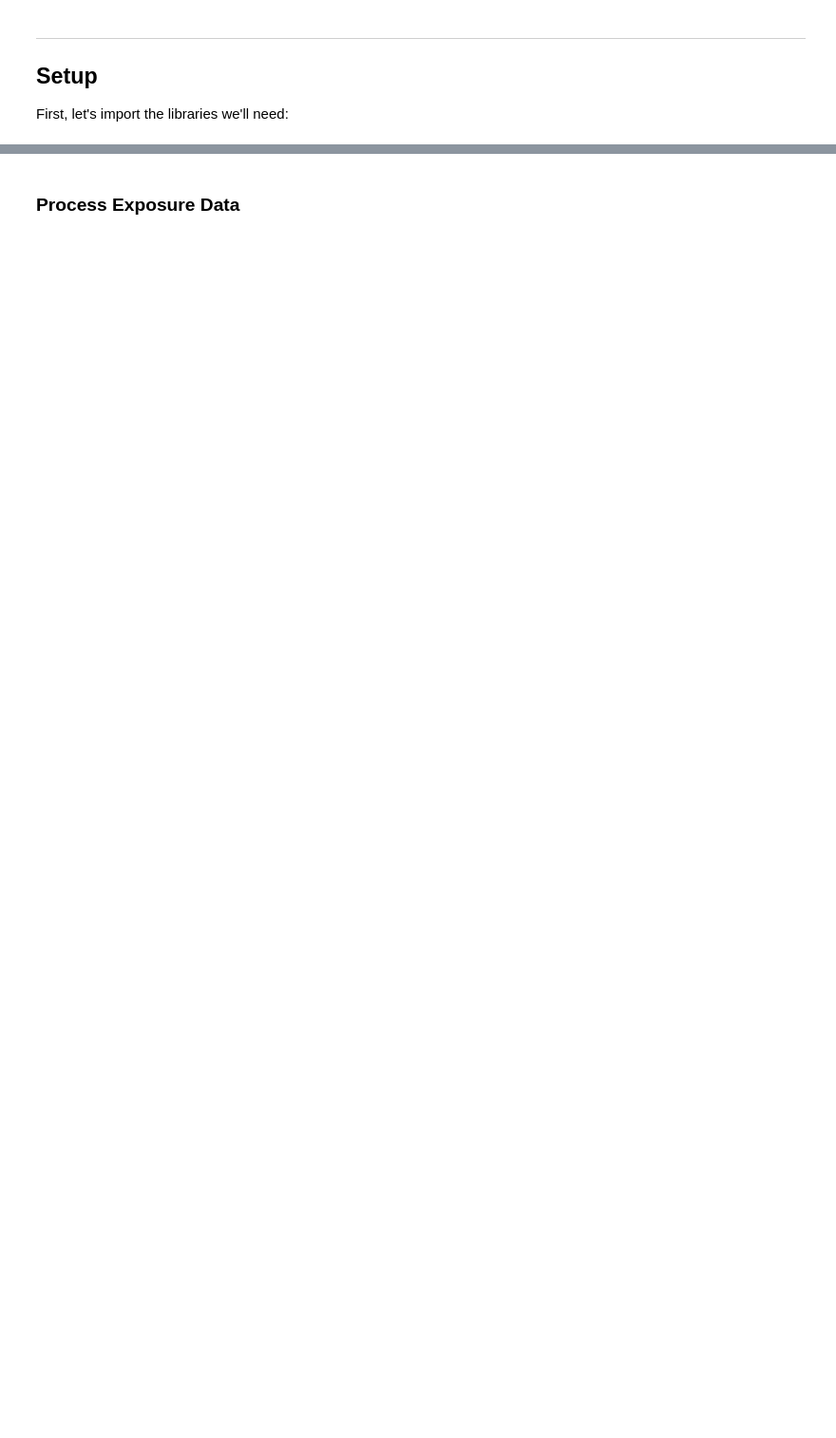
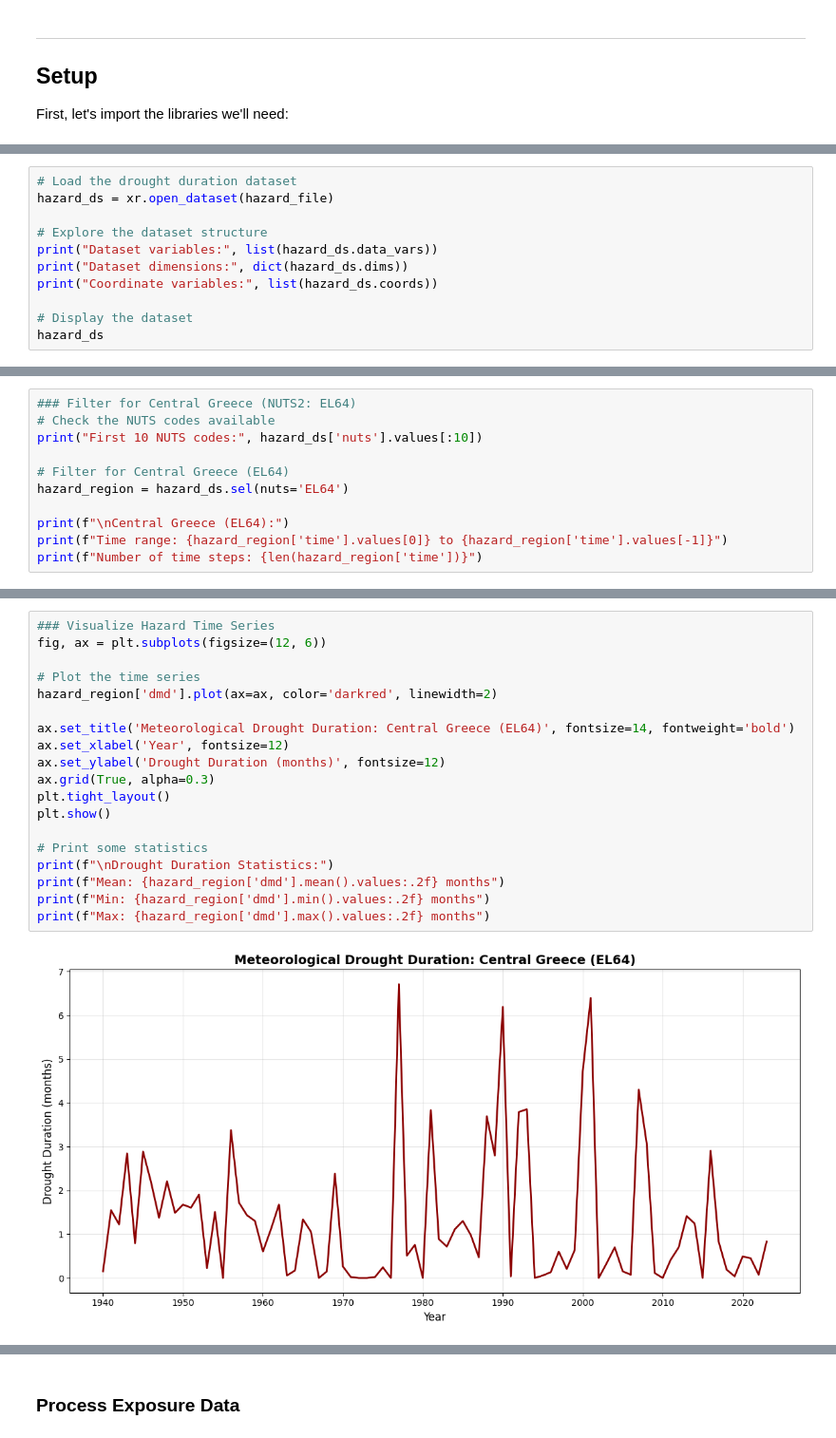
Before and after one commit to ecmwf-training/drought-exposure, a Jupyter notebook: tutorials/get_started.ipynb, the cells around one changed output, grey strips where cells are left out. Shown at 95% size. Cells and saved outputs as stored; diff of their text form; blank space fills up the shorter version.

```diff
--- a/tutorials/get_started.ipynb
+++ b/tutorials/get_started.ipynb
@@ -111,0 +115,11 @@ plt.show()
+# %%
+# Load the drought duration dataset
+hazard_ds = xr.open_dataset(hazard_file)
+
+# Explore the dataset structure
+print("Dataset variables:", list(hazard_ds.data_vars))
+print("Dataset dimensions:", dict(hazard_ds.dims))
+print("Coordinate variables:", list(hazard_ds.coords))
+
+# Display the dataset
+hazard_ds
@@ -111,0 +140,11 @@ plt.show()
+# %%
+### Filter for Central Greece (NUTS2: EL64)
+# Check the NUTS codes available
+print("First 10 NUTS codes:", hazard_ds['nuts'].values[:10])
+
+# Filter for Central Greece (EL64)
+hazard_region = hazard_ds.sel(nuts='EL64')
+
+print(f"\nCentral Greece (EL64):")
+print(f"Time range: {hazard_region['time'].values[0]} to {hazard_region['time'].values[-1]}")
+print(f"Number of time steps: {len(hazard_region['time'])}")
@@ -111,0 +157,21 @@ plt.show()
+# %%
+### Visualize Hazard Time Series
+fig, ax = plt.subplots(figsize=(12, 6))
+
+# Plot the time series
+hazard_region['dmd'].plot(ax=ax, color='darkred', linewidth=2)
+
+ax.set_title('Meteorological Drought Duration: Central Greece (EL64)', fontsize=14, fontweight='bold')
+ax.set_xlabel('Year', fontsize=12)
+ax.set_ylabel('Drought Duration (months)', fontsize=12)
+ax.grid(True, alpha=0.3)
+plt.tight_layout()
+plt.show()
+
+# Print some statistics
+print(f"\nDrought Duration Statistics:")
+print(f"Mean: {hazard_region['dmd'].mean().values:.2f} months")
+print(f"Min: {hazard_region['dmd'].min().values:.2f} months")
+print(f"Max: {hazard_region['dmd'].max().values:.2f} months")
+# %% [output]
+[figure, added]
```
Also changed, not shown: parts of 22 cells of this notebook.
